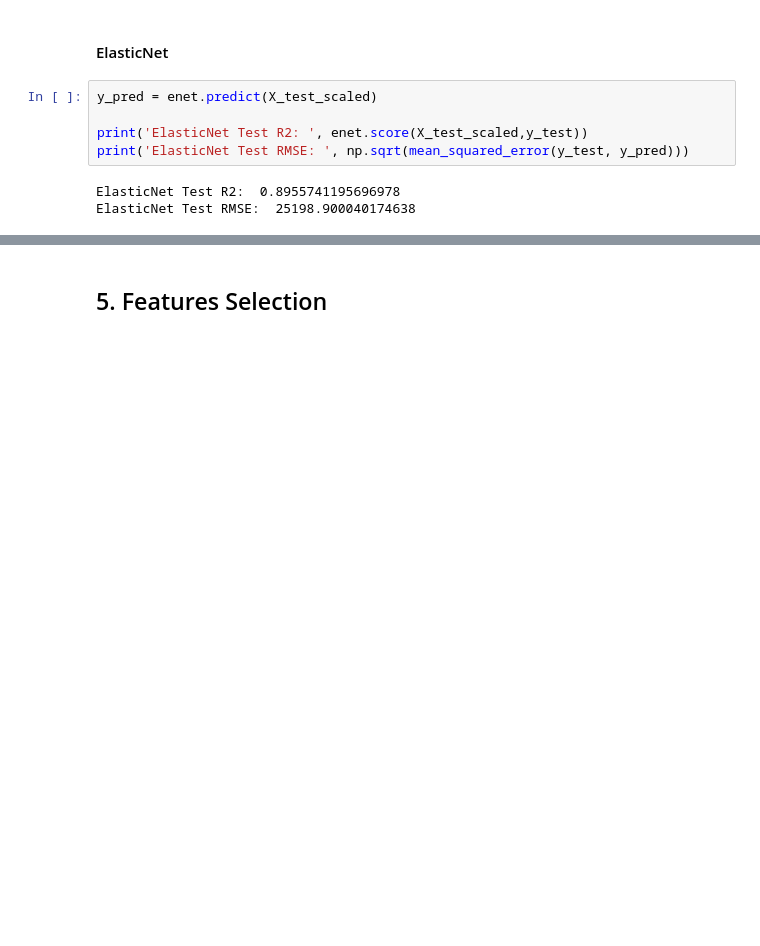
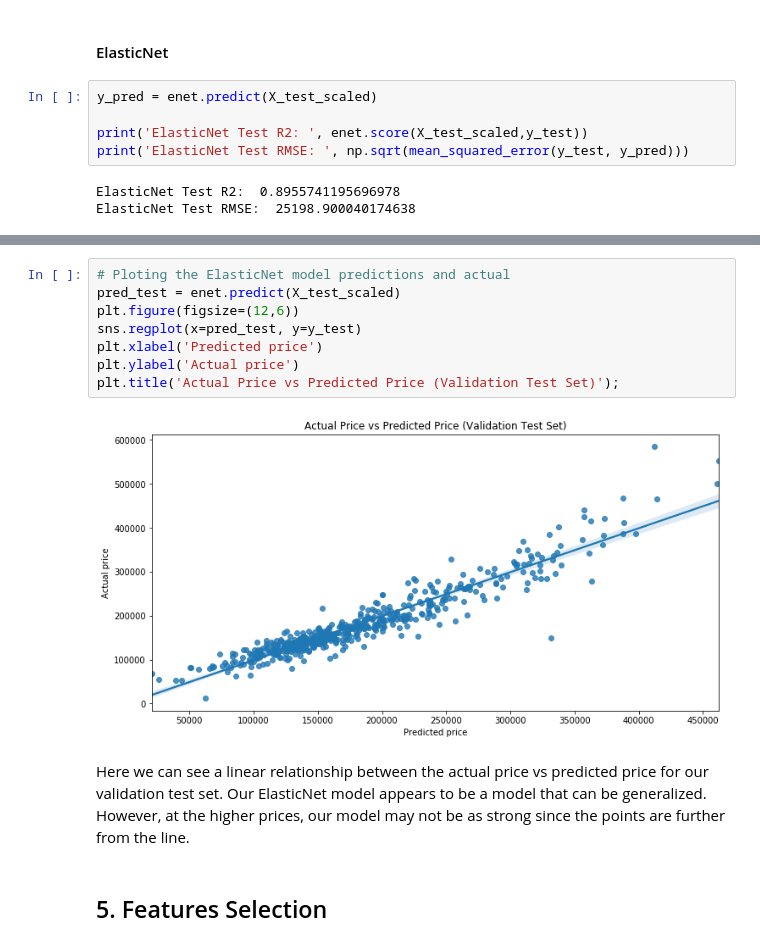
Before and after one commit to ohmung/DSIprojects, a Jupyter notebook: project_2/project_2.ipynb, the cells around one changed output, grey strips where cells are left out. Drawn from its saved outputs; the diff is of its cells as text; blank space fills up the shorter version.

```diff
--- a/project_2/project_2.ipynb
+++ b/project_2/project_2.ipynb
@@ -1053,3 +1073,15 @@ For this reason, we will choose ElasticNet as the final model for features selec
+# %%
+# Ploting the ElasticNet model predictions and actual
+pred_test = enet.predict(X_test_scaled)
+plt.figure(figsize=(12,6))
+sns.regplot(x=pred_test, y=y_test)
+plt.xlabel('Predicted price')
+plt.ylabel('Actual price')
+plt.title('Actual Price vs Predicted Price (Validation Test Set)');
+# %% [output]
+[figure, added]
+# %% [markdown]
+Here we can see a linear relationship between the actual price vs predicted price for our validation test set. Our ElasticNet model appears to be a model that can be generalized. However, at the higher prices, our model may not be as strong since the points are further from the line.
 # %% [markdown]
 ## 5. Features Selection
 # %%
```
Also changed, not shown: parts of 16 cells of this notebook, 5 other files.
